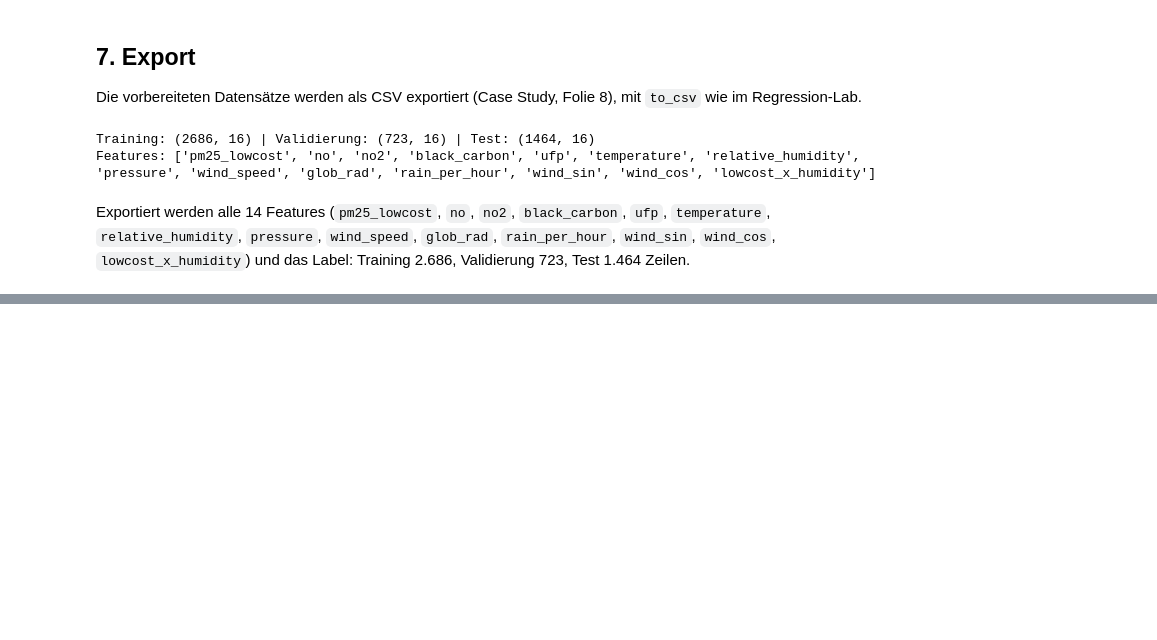
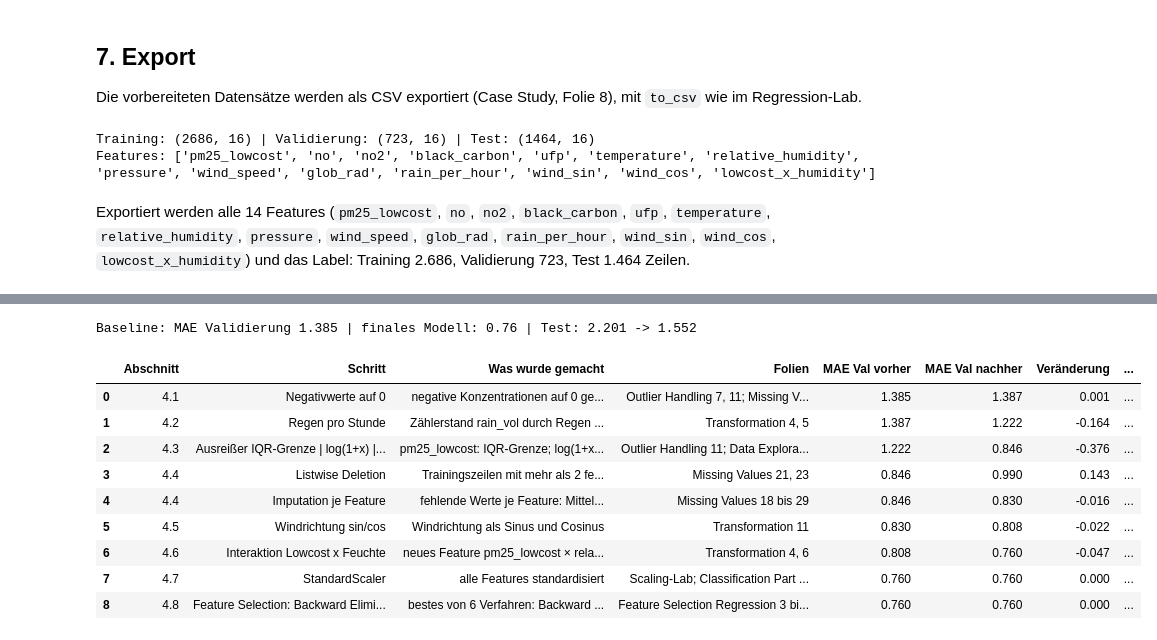
Before and after one commit to kevinvuong04/data-science-26-27, a Jupyter notebook: src/Notebooks/Aufgabe_2_Data_Preparation.ipynb, the cells around one changed output, grey strips where cells are left out. Cells and saved outputs as stored; diff of their text form; code cells hidden in the pictures; blank space fills up the shorter version.

```diff
--- a/src/Notebooks/Aufgabe_2_Data_Preparation.ipynb
+++ b/src/Notebooks/Aufgabe_2_Data_Preparation.ipynb
@@ -1604,0 +1646,55 @@ Exportiert werden alle 14 Features (`pm25_lowcost`, `no`, `no2`, `black_carbon`,
+# %%
+# Übersicht aller Schritte, die Zahlen kommen aus den Bewertungen in Abschnitt 4
+position = {id(row): i for i, row in enumerate(results)}
+
+
+def mae_before(row):
+    # MAE der Validierung des letzten übernommenen Stands vor dieser Entscheidung
+    earlier = [step for step in path if position[id(step)] < position[id(row)]]
+    return earlier[-1]["MAE_Val"]
+
+
+imputation_text = "; ".join(method + " für " + ", ".join(CHOICE[CHOICE == method].index) for method in CHOICE.unique())
+fs_best = fs_rows[0]
+for row in fs_rows:
+    if row["MAE_Val"] < fs_best["MAE_Val"]:
+        fs_best = row
+fs_name = fs_best["Modell"].replace("Feature Selection: ", "")
+fs_removed = fs_overview.loc[fs_name, "entfernt"]
+
+steps_overview = [
+    ("4.1", r_negativ, "negative Konzentrationen auf 0 gesetzt (nur no betroffen)", "Outlier Handling 7, 11; Missing Values 27"),
+    ("4.2", r_regen, "Zählerstand rain_vol durch Regen pro Stunde ersetzt", "Transformation 4, 5"),
+    ("4.3", r_joint, "pm25_lowcost: " + outlier_name + "; " + skew_name + " für schiefe Features; " + deletion_name,
+     "Outlier Handling 11; Data Exploration 31; Transformation 26, 27; Missing Values 21, 22"),
+    ("4.4", r_listwise, "Trainingszeilen mit mehr als 2 fehlenden Werten löschen", "Missing Values 21, 23"),
+    ("4.4", r_mv, "fehlende Werte je Feature: " + imputation_text, "Missing Values 18 bis 29"),
+    ("4.5", r_wind, "Windrichtung als Sinus und Cosinus", "Transformation 11"),
+    ("4.6", r_interaktion, "neues Feature pm25_lowcost × relative_humidity", "Transformation 4, 6"),
+    ("4.7", r_scaler, "alle Features standardisiert", "Scaling-Lab; Classification Part 2, 32"),
+    ("4.8", fs_best, "bestes von " + str(len(fs_rows)) + " Verfahren: " + fs_name + ", entfernt: " + (fs_removed if fs_removed else "nichts"),
+     "Feature Selection Regression 3 bis 20; Klassifikation 19, 20"),
+]
+overview_rows = []
+for section, row, what, source in steps_overview:
+    before_mae = mae_before(row)
+    overview_rows.append({"Abschnitt": section, "Schritt": row["Modell"], "Was wurde gemacht": what, "Folien": source,
+                          "MAE Val vorher": before_mae, "MAE Val nachher": row["MAE_Val"], "Veränderung": row["MAE_Val"] - before_mae,
+                          "R² Val nachher": row["R2_Val"], "übernommen": row["Übernommen"]})
+overview = pd.DataFrame(overview_rows)
+print("Baseline: MAE Validierung", round(baseline["MAE_Val"], 3), "| finales Modell:", round(current["MAE_Val"], 3),
+      "| Test:", round(test_baseline["MAE_Test"], 3), "->", round(test_final["MAE_Test"], 3))
+# Tabelle mit Farbverlauf wie im Feature-Selection-Lab (style.background_gradient mit cmap="coolwarm")
+overview.style.background_gradient(cmap="coolwarm", subset=["Veränderung"]).format(precision=3)
+# %% [output]
+Baseline: MAE Validierung 1.385 | finales Modell: 0.76 | Test: 2.201 -> 1.552
+|  | Abschnitt | Schritt | Was wurde gemacht | Folien | MAE Val vorher | MAE Val nachher | Veränderung | ... |
+| 0 | 4.1 | Negativwerte auf 0 | negative Konzentrationen auf 0 ge... | Outlier Handling 7, 11; Missing V... | 1.385 | 1.387 | 0.001 | ... |
+| 1 | 4.2 | Regen pro Stunde | Zählerstand rain_vol durch Regen ... | Transformation 4, 5 | 1.387 | 1.222 | -0.164 | ... |
+| 2 | 4.3 | Ausreißer IQR-Grenze | log(1+x) |... | pm25_lowcost: IQR-Grenze; log(1+x... | Outlier Handling 11; Data Explora... | 1.222 | 0.846 | -0.376 | ... |
+| 3 | 4.4 | Listwise Deletion | Trainingszeilen mit mehr als 2 fe... | Missing Values 21, 23 | 0.846 | 0.990 | 0.143 | ... |
+| 4 | 4.4 | Imputation je Feature | fehlende Werte je Feature: Mittel... | Missing Values 18 bis 29 | 0.846 | 0.830 | -0.016 | ... |
+| 5 | 4.5 | Windrichtung sin/cos | Windrichtung als Sinus und Cosinus | Transformation 11 | 0.830 | 0.808 | -0.022 | ... |
+| 6 | 4.6 | Interaktion Lowcost x Feuchte | neues Feature pm25_lowcost × rela... | Transformation 4, 6 | 0.808 | 0.760 | -0.047 | ... |
+| 7 | 4.7 | StandardScaler | alle Features standardisiert | Scaling-Lab; Classification Part ... | 0.760 | 0.760 | 0.000 | ... |
+| 8 | 4.8 | Feature Selection: Backward Elimi... | bestes von 6 Verfahren: Backward ... | Feature Selection Regression 3 bi... | 0.760 | 0.760 | 0.000 | ... |
```
Also changed, not shown: parts of 25 cells of this notebook.
